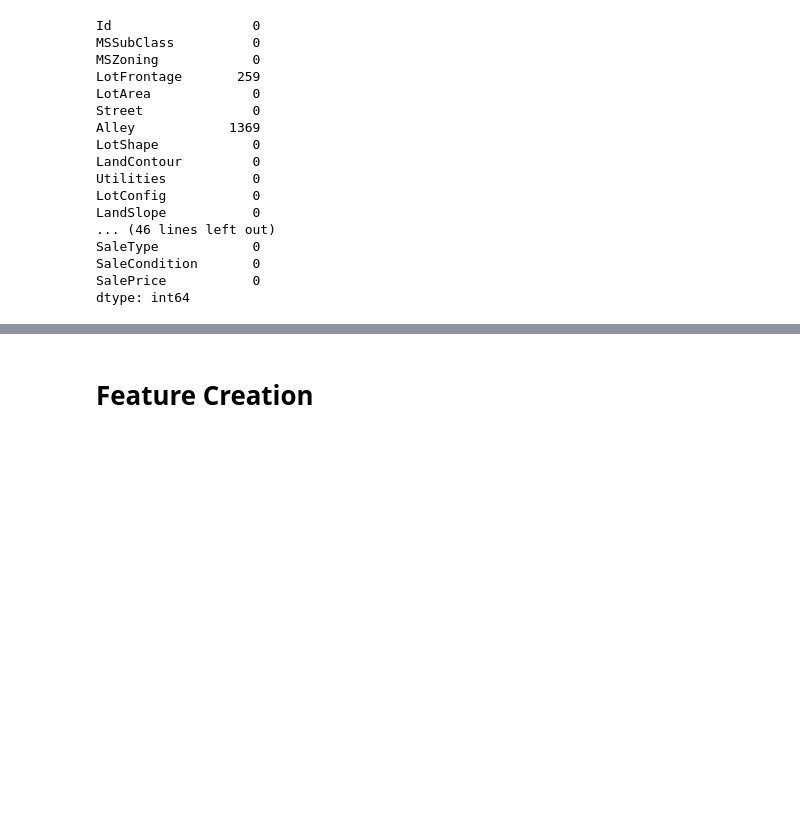
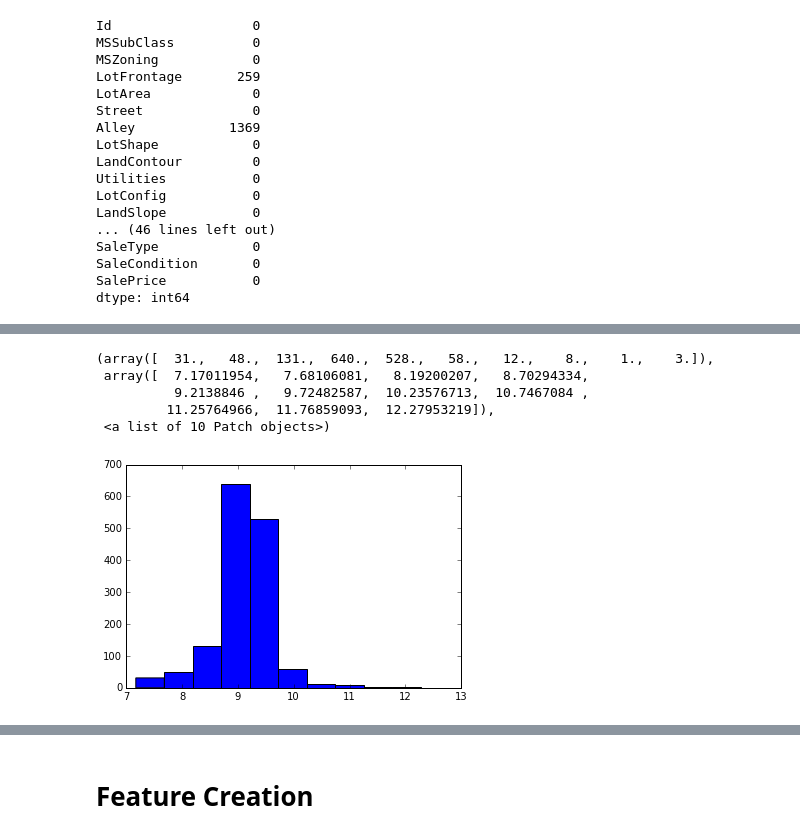
Before and after one commit to asarchami/kaggle_housing_prices, a Jupyter notebook: chris_working.ipynb, the cells around one changed output, grey strips where cells are left out. Saved outputs shown, nothing was run; the diff lists cells and outputs as text; code cells hidden in the pictures; blank space fills up the shorter version.

```diff
--- a/chris_working.ipynb
+++ b/chris_working.ipynb
@@ -177,0 +184,10 @@ Name: GarageType, dtype: int64
+# %%
+## log transform may be better than raw data
+plt.hist(np.log(houses['LotArea']))
+# %% [output]
+(array([  31.,   48.,  131.,  640.,  528.,   58.,   12.,    8.,    1.,    3.]),
+ array([  7.17011954,   7.68106081,   8.19200207,   8.70294334,
+          9.2138846 ,   9.72482587,  10.23576713,  10.7467084 ,
+         11.25764966,  11.76859093,  12.27953219]),
+ <a list of 10 Patch objects>)
+[figure, added]
```
Also changed, not shown: parts of 63 cells of this notebook.
